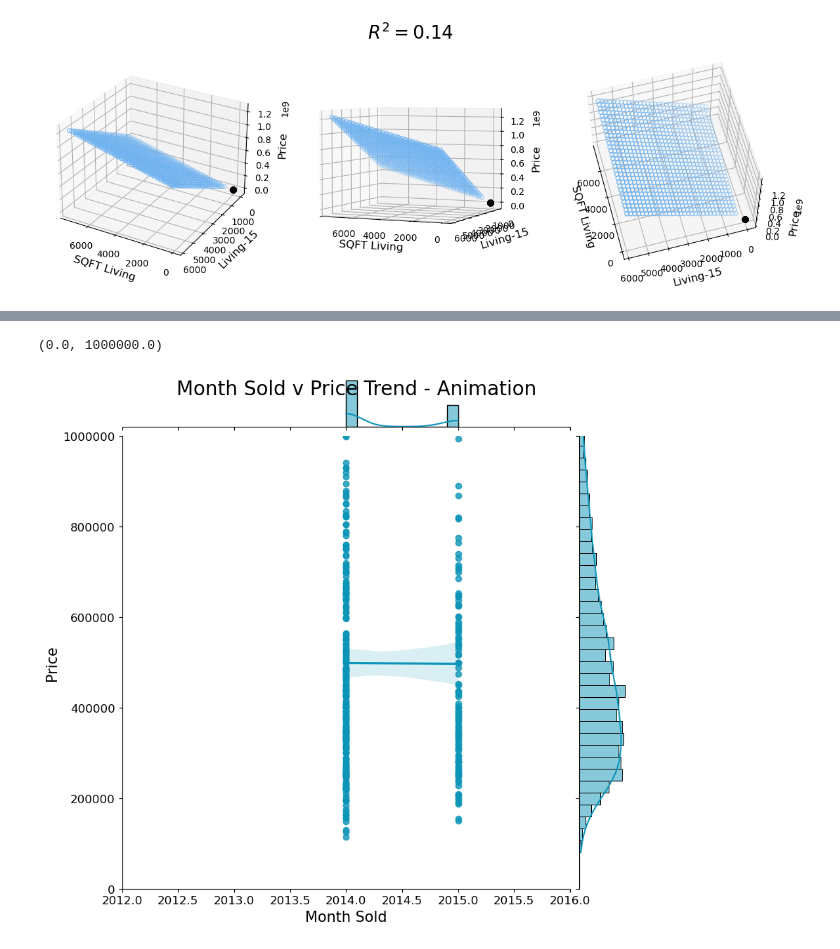
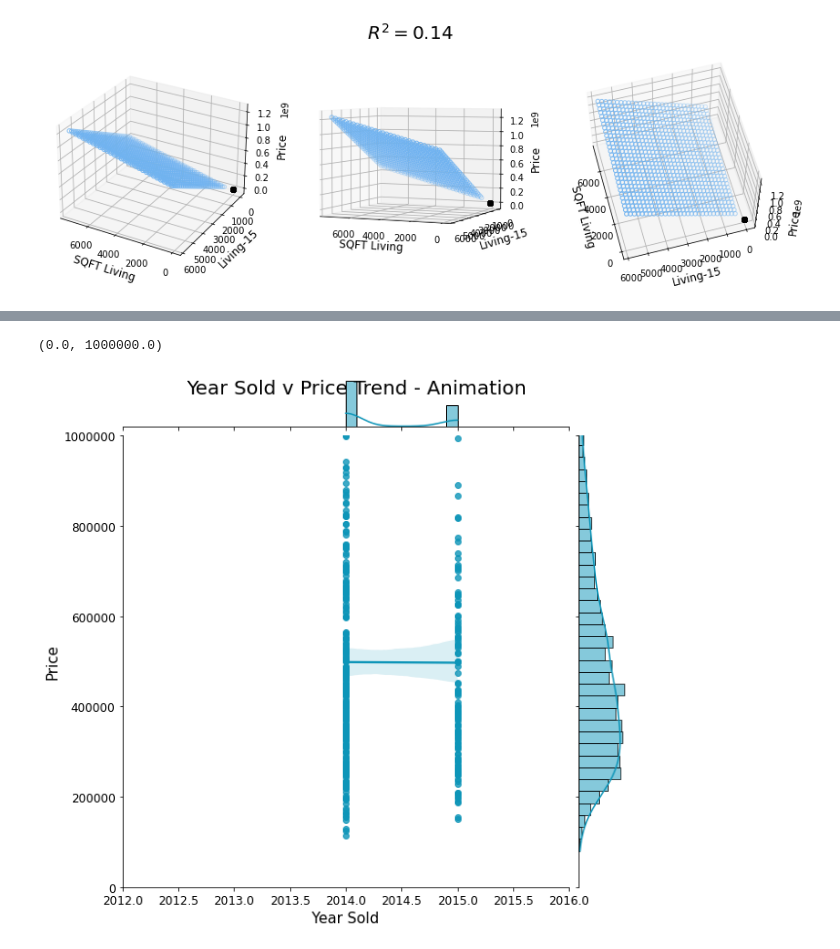
Before and after one commit to jnhoogstra/bsc-phase-two-project, a Jupyter notebook: notebooks/exploratory/elliott/Copy_of_Jakes.ipynb, the cells around one changed output, grey strips where cells are left out. Cells and saved outputs as stored; diff of their text form; code cells hidden in the pictures.

```diff
--- a/notebooks/exploratory/elliott/Copy_of_Jakes.ipynb
+++ b/notebooks/exploratory/elliott/Copy_of_Jakes.ipynb
@@ -214,16 +221,16 @@ plt.ylim(1000,1000000)
 # %%
 sns.jointplot(x= X_train2["year_sold"].sample(n=400, random_state=42), y=y_train2['price'],
               kind="reg", color="#0D95B8", height=8, ratio=8)
-plt.suptitle("Month Sold v Price Trend - Animation", fontsize=20)
-plt.xlabel("Month Sold", fontsize=15)
+plt.suptitle("Year Sold v Price Trend - Animation", fontsize=20)
+plt.xlabel("Year Sold", fontsize=15)
 plt.ylabel("Price", fontsize=15)
 plt.tick_params(labelsize=12)
 plt.ticklabel_format(style='plain')
 plt.xlim(2012,2016)
 plt.ylim(0,1000000)
 # %% [output]
 (0.0, 1000000.0)
-[figure, old version]
+[figure, new version]
 # %%
 sns.jointplot(x= X_train2["sqft_living"].sample(n=400, random_state=42), y=y_train2['price'],
               kind="reg", color="#0D95B8", height=8, ratio=8)
```
Also changed, not shown: parts of 14 cells of this notebook.
